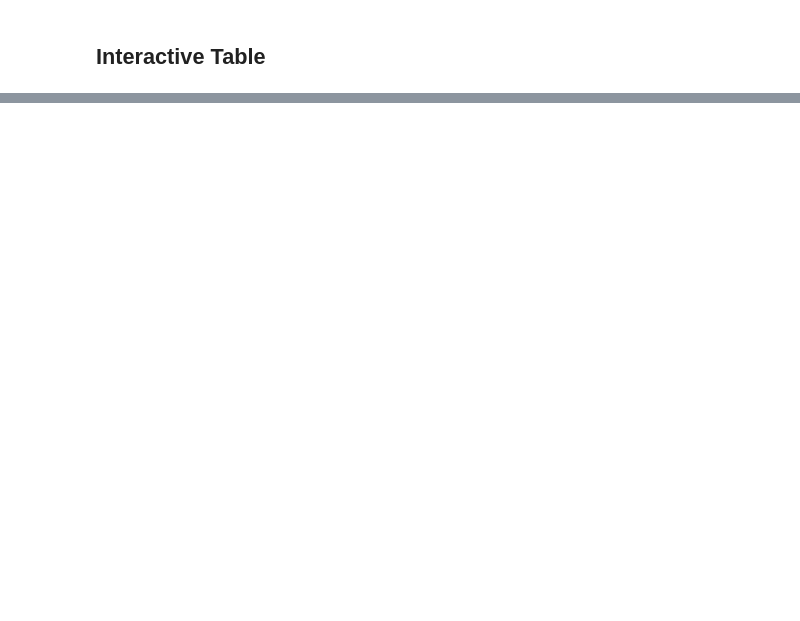
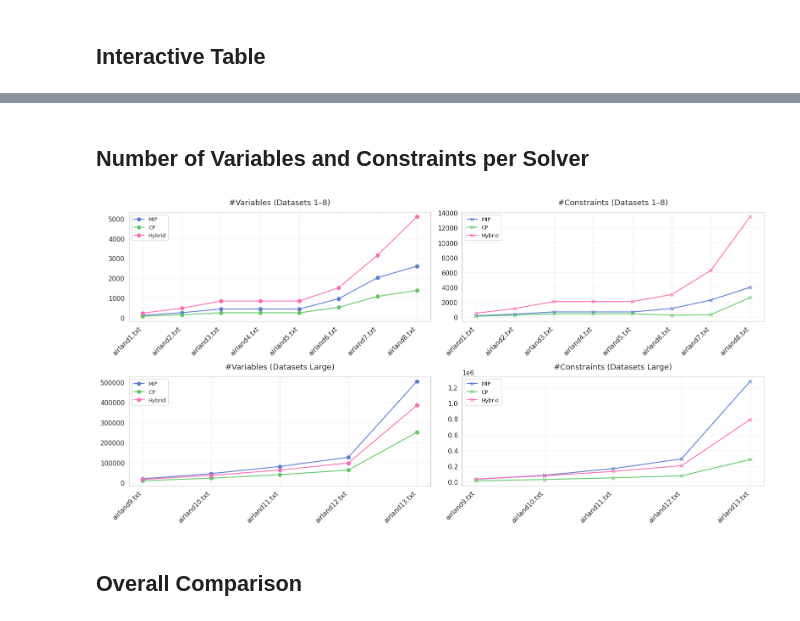
Before and after one commit to Mariana-rc01/ConstraintPlanes, a Jupyter notebook: src/Results&Analysis.ipynb, the cells around one changed output, grey strips where cells are left out. Cells and saved outputs as stored; diff of their text form; code cells hidden in the pictures; blank space fills up the shorter version.

```diff
--- a/src/Results&Analysis.ipynb
+++ b/src/Results&Analysis.ipynb
@@ -1329,0 +1369,57 @@ TypeError: GroupBy.median() got an unexpected keyword argument 'skipna'
+# %% [markdown]
+## Number of Variables and Constraints per Solver
+# %%
+def dataset_sort_key(name):
+    m = re.search(r"airland(\d+)", name)
+    return int(m.group(1)) if m else 0
+
+datasets_small = sorted([d for d in df_selected_m["Dataset"].unique() if dataset_sort_key(d) <= 8], key=dataset_sort_key)
+datasets_large = sorted([d for d in df_selected_m["Dataset"].unique() if dataset_sort_key(d) > 8], key=dataset_sort_key)
+
+df_selected_m["Solver"] = df_selected_m["Solver"].replace({
+    "MIP Multiple Large Datasets": "MIP",
+    "MIP Single": "MIP",
+    "MIP Multiple": "MIP",
+    "CP Multiple": "CP",
+    "CP Single": "CP",
+    "Hybrid Large Datasets": "Hybrid"
+})
+
+metrics = ["#Variables", "#Constraints"]
+titles = ["#Variables", "#Constraints"]
+markers = ['o', 'x', 's', '^']
+
+fig, axes = plt.subplots(2, 2, figsize=(16, 8))  # 2x2 grid
+
+x_small = np.arange(len(datasets_small))
+for ax, metric, marker in zip(axes[0], metrics, markers):
+    for solver in df_selected_m["Solver"].unique():
+        data = df_selected_m[df_selected_m["Solver"] == solver]
+        y = [data[data["Dataset"]==d][metric].values[0] if d in data["Dataset"].values else np.nan for d in datasets_small]
+        ax.plot(x_small, y, marker=marker, linestyle='-', label=solver, color=custom_colors.get(solver, custom_colors.get(solver, "black")))
+
+    ax.set_title(f"{metric} (Datasets 1–8)")
+    ax.set_xticks(x_small)
+    ax.set_xticklabels(datasets_small, rotation=45, ha="right")
+    ax.grid(True)
+    ax.legend(fontsize=9)
+
+x_large = np.arange(len(datasets_large))
+for ax, metric, marker in zip(axes[1], metrics, markers):
+    for solver in df_selected_m["Solver"].unique():
+        data = df_selected_m[df_selected_m["Solver"] == solver]
+        y = [data[data["Dataset"]==d][metric].values[0] if d in data["Dataset"].values else np.nan for d in datasets_large]
+        ax.plot(x_large, y, marker=marker, linestyle='-', label=solver, color=custom_colors.get(solver, custom_colors.get(solver, "black")))
+
+    ax.set_title(f"{metric} (Datasets Large)")
+    ax.set_xticks(x_large)
+    ax.set_xticklabels(datasets_large, rotation=45, ha="right")
+    ax.grid(True)
+    ax.legend(fontsize=9)
+
+plt.tight_layout()
+plt.show()
+# %% [output]
+[figure, added]
+# %% [markdown]
+## Overall Comparison
```
Also changed, not shown: parts of 19 cells of this notebook.
